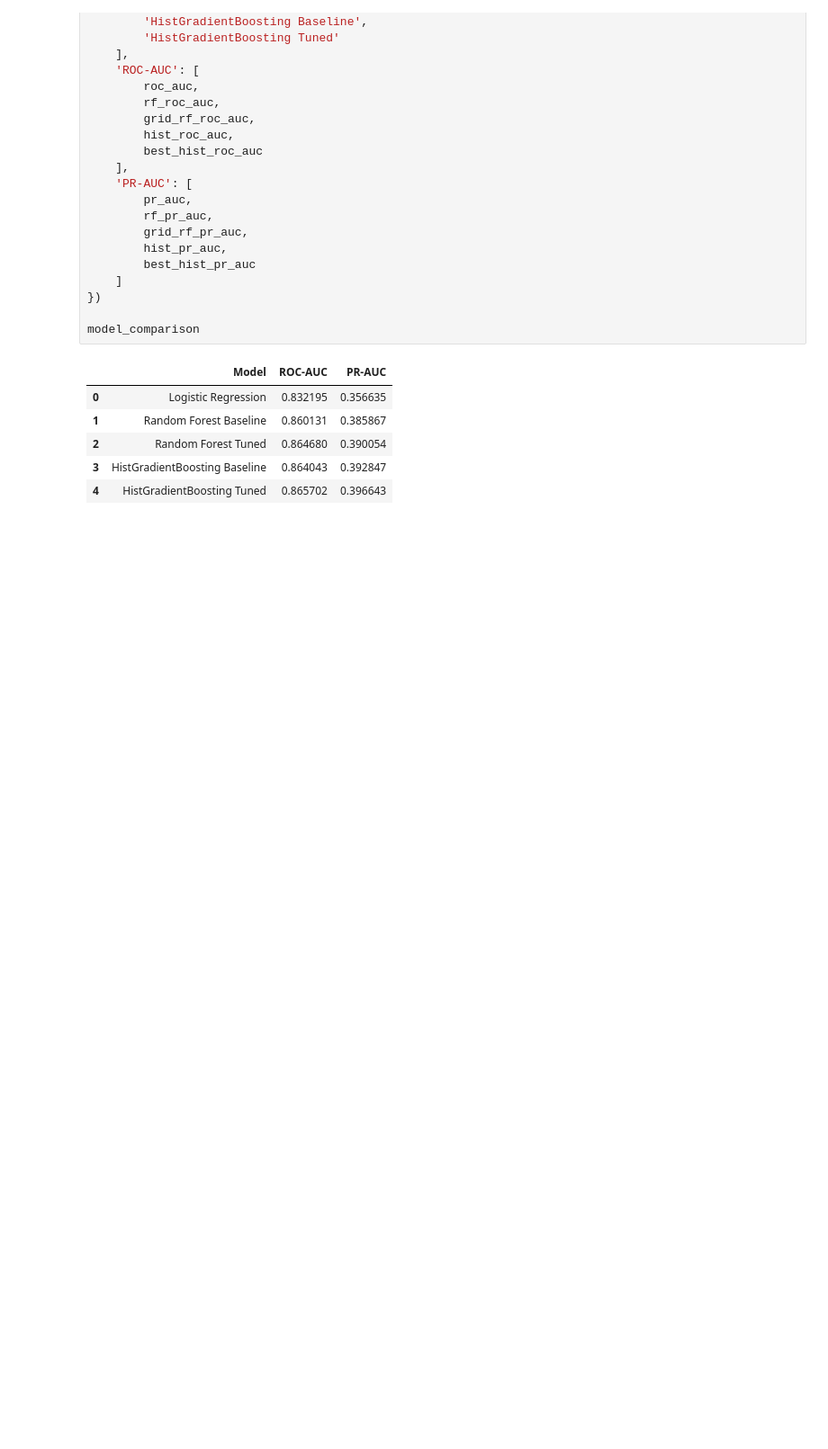
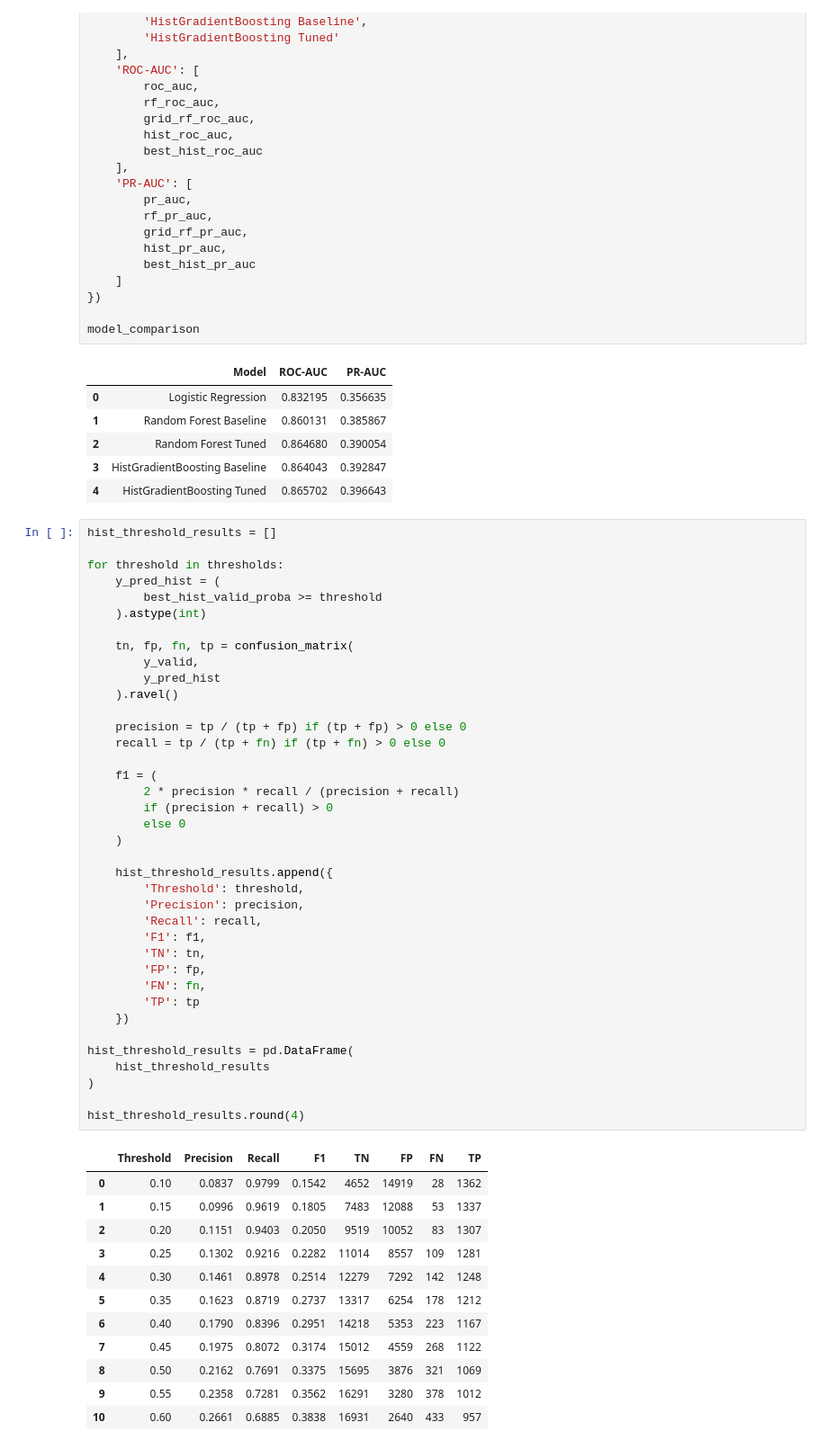
Before and after one commit to Randysman/credit_score, a Jupyter notebook: Modeling.ipynb, the cells around one changed output. Shown at 90% size. Cells and saved outputs as stored; diff of their text form; blank space fills up the shorter version.

```diff
--- a/Modeling.ipynb
+++ b/Modeling.ipynb
@@ -1315,3 +1315,54 @@ model_comparison
 | 2 | Random Forest Tuned | 0.864680 | 0.390054 |
 | 3 | HistGradientBoosting Baseline | 0.864043 | 0.392847 |
 | 4 | HistGradientBoosting Tuned | 0.865702 | 0.396643 |
+# %%
+hist_threshold_results = []
+
+for threshold in thresholds:
+    y_pred_hist = (
+        best_hist_valid_proba >= threshold
+    ).astype(int)
+
+    tn, fp, fn, tp = confusion_matrix(
+        y_valid,
+        y_pred_hist
+    ).ravel()
+
+    precision = tp / (tp + fp) if (tp + fp) > 0 else 0
+    recall = tp / (tp + fn) if (tp + fn) > 0 else 0
+
+    f1 = (
+        2 * precision * recall / (precision + recall)
+        if (precision + recall) > 0
+        else 0
+    )
+
+    hist_threshold_results.append({
+        'Threshold': threshold,
+        'Precision': precision,
+        'Recall': recall,
+        'F1': f1,
+        'TN': tn,
+        'FP': fp,
+        'FN': fn,
+        'TP': tp
+    })
+
+hist_threshold_results = pd.DataFrame(
+    hist_threshold_results
+)
+
+hist_threshold_results.round(4)
+# %% [output]
+|  | Threshold | Precision | Recall | F1 | TN | FP | FN | TP |
+| 0 | 0.10 | 0.0837 | 0.9799 | 0.1542 | 4652 | 14919 | 28 | 1362 |
+| 1 | 0.15 | 0.0996 | 0.9619 | 0.1805 | 7483 | 12088 | 53 | 1337 |
+| 2 | 0.20 | 0.1151 | 0.9403 | 0.2050 | 9519 | 10052 | 83 | 1307 |
+| 3 | 0.25 | 0.1302 | 0.9216 | 0.2282 | 11014 | 8557 | 109 | 1281 |
+| 4 | 0.30 | 0.1461 | 0.8978 | 0.2514 | 12279 | 7292 | 142 | 1248 |
+| 5 | 0.35 | 0.1623 | 0.8719 | 0.2737 | 13317 | 6254 | 178 | 1212 |
+| 6 | 0.40 | 0.1790 | 0.8396 | 0.2951 | 14218 | 5353 | 223 | 1167 |
+| 7 | 0.45 | 0.1975 | 0.8072 | 0.3174 | 15012 | 4559 | 268 | 1122 |
+| 8 | 0.50 | 0.2162 | 0.7691 | 0.3375 | 15695 | 3876 | 321 | 1069 |
+| 9 | 0.55 | 0.2358 | 0.7281 | 0.3562 | 16291 | 3280 | 378 | 1012 |
+| 10 | 0.60 | 0.2661 | 0.6885 | 0.3838 | 16931 | 2640 | 433 | 957 |
```
Also changed, not shown: parts of 7 cells of this notebook.
